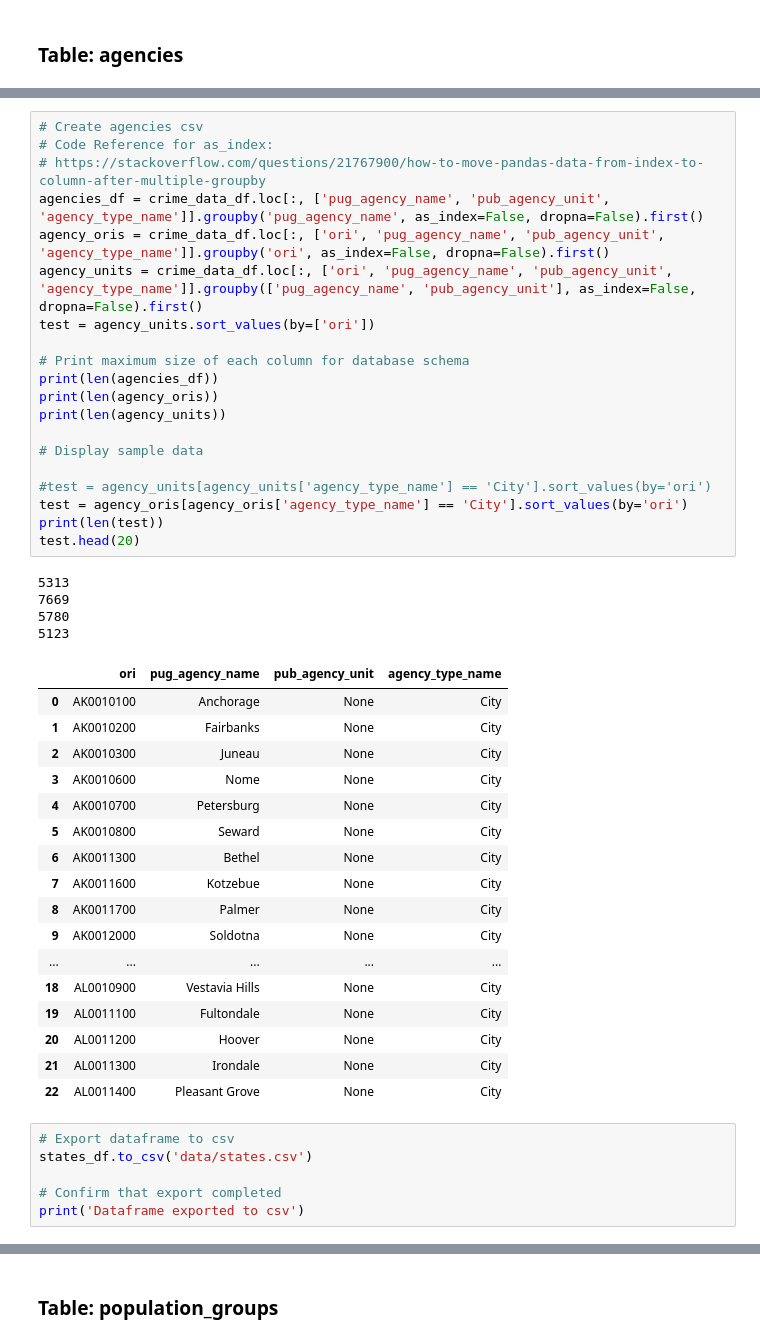
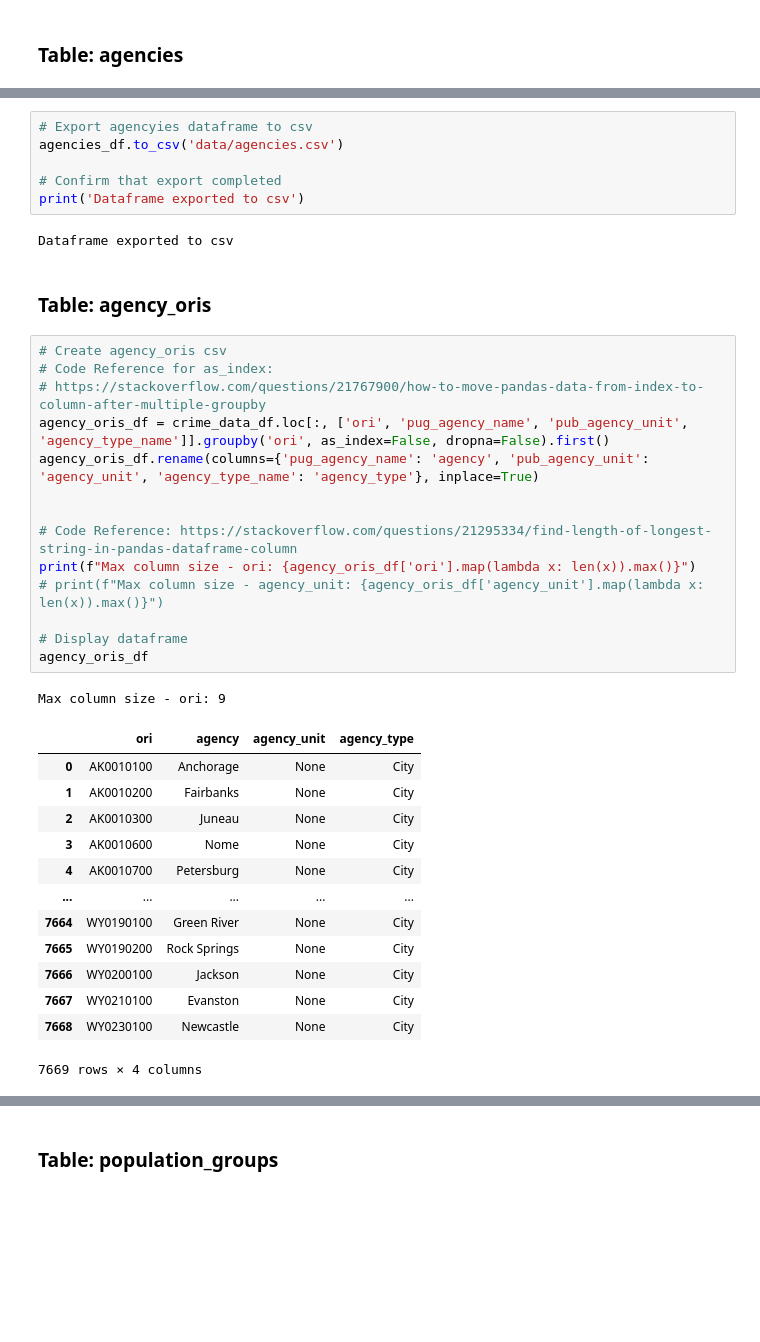
Before and after one commit to evacs/Project-3, a Jupyter notebook: etl/fbi_hate_crimes_data.ipynb, the cells around one changed output, grey strips where cells are left out. Saved outputs shown, nothing was run; the diff lists cells and outputs as text; blank space fills up the shorter version.

```diff
--- a/etl/fbi_hate_crimes_data.ipynb
+++ b/etl/fbi_hate_crimes_data.ipynb
@@ -99,48 +128,39 @@ Dataframe exported to csv
+# %%
+# Export agencyies dataframe to csv
+agencies_df.to_csv('data/agencies.csv')
+
+# Confirm that export completed
+print('Dataframe exported to csv')
+# %% [output]
+Dataframe exported to csv
+# %% [markdown]
+### Table: agency_oris
 # %%
-# Create agencies csv
+# Create agency_oris csv
 # Code Reference for as_index:
 # https://stackoverflow.com/questions/21767900/how-to-move-pandas-data-from-index-to-column-after-multiple-groupby
-agencies_df = crime_data_df.loc[:, ['pug_agency_name', 'pub_agency_unit', 'agency_type_name']].groupby('pug_agency_name', as_index=False, dropna=False).first()
-agency_oris = crime_data_df.loc[:, ['ori', 'pug_agency_name', 'pub_agency_unit', 'agency_type_name']].groupby('ori', as_index=False, dropna=False).first()
-agency_units = crime_data_df.loc[:, ['ori', 'pug_agency_name', 'pub_agency_unit', 'agency_type_name']].groupby(['pug_agency_name', 'pub_agency_unit'], as_index=False, dropna=False).first()
-test = agency_units.sort_values(by=['ori'])
+agency_oris_df = crime_data_df.loc[:, ['ori', 'pug_agency_name', 'pub_agency_unit', 'agency_type_name']].groupby('ori', as_index=False, dropna=False).first()
+agency_oris_df.rename(columns={'pug_agency_name': 'agency', 'pub_agency_unit': 'agency_unit', 'agency_type_name': 'agency_type'}, inplace=True)
 
-# Print maximum size of each column for database schema
-print(len(agencies_df))
-print(len(agency_oris))
-print(len(agency_units))
 
-# Display sample data
+# Code Reference: https://stackoverflow.com/questions/21295334/find-length-of-longest-string-in-pandas-dataframe-column
+print(f"Max column size - ori: {agency_oris_df['ori'].map(lambda x: len(x)).max()}")
+# print(f"Max column size - agency_unit: {agency_oris_df['agency_unit'].map(lambda x: len(x)).max()}")
 
-#test = agency_units[agency_units['agency_type_name'] == 'City'].sort_values(by='ori')
-test = agency_oris[agency_oris['agency_type_name'] == 'City'].sort_values(by='ori')
-print(len(test))
-test.head(20)
+# Display dataframe
+agency_oris_df
 # %% [output]
-5313
-7669
-5780
-5123
+Max column size - ori: 9
-|  | ori | pug_agency_name | pub_agency_unit | agency_type_name |
+|  | ori | agency | agency_unit | agency_type |
 | 0 | AK0010100 | Anchorage | None | City |
 | 1 | AK0010200 | Fairbanks | None | City |
 | 2 | AK0010300 | Juneau | None | City |
 | 3 | AK0010600 | Nome | None | City |
 | 4 | AK0010700 | Petersburg | None | City |
-| 5 | AK0010800 | Seward | None | City |
-| 6 | AK0011300 | Bethel | None | City |
-| 7 | AK0011600 | Kotzebue | None | City |
-| 8 | AK0011700 | Palmer | None | City |
-| 9 | AK0012000 | Soldotna | None | City |
 | ... | ... | ... | ... | ... |
-| 18 | AL0010900 | Vestavia Hills | None | City |
-| 19 | AL0011100 | Fultondale | None | City |
-| 20 | AL0011200 | Hoover | None | City |
-| 21 | AL0011300 | Irondale | None | City |
-| 22 | AL0011400 | Pleasant Grove | None | City |
+| 7664 | WY0190100 | Green River | None | City |
+| 7665 | WY0190200 | Rock Springs | None | City |
+| 7666 | WY0200100 | Jackson | None | City |
+| 7667 | WY0210100 | Evanston | None | City |
+| 7668 | WY0230100 | Newcastle | None | City |
+7669 rows × 4 columns
-# %%
-# Export dataframe to csv
-states_df.to_csv('data/states.csv')
-
-# Confirm that export completed
-print('Dataframe exported to csv')
```
Also changed, not shown: parts of 14 cells of this notebook, 5 other files.
